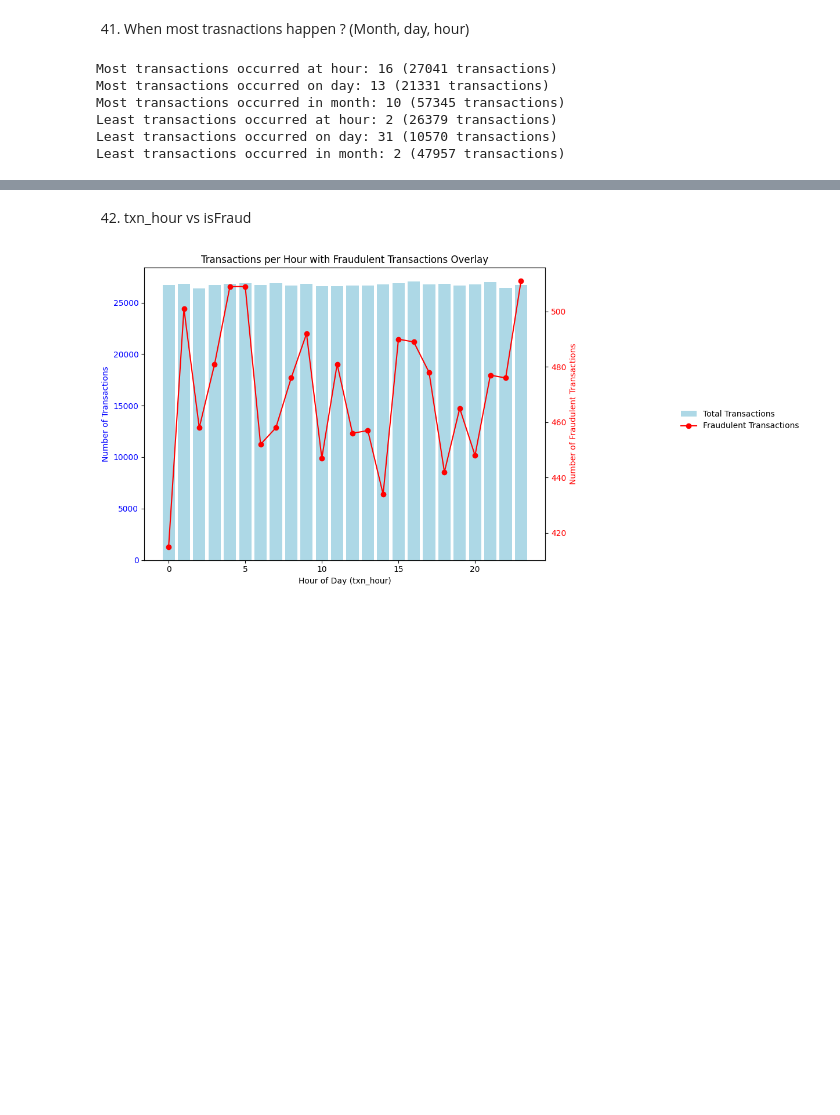
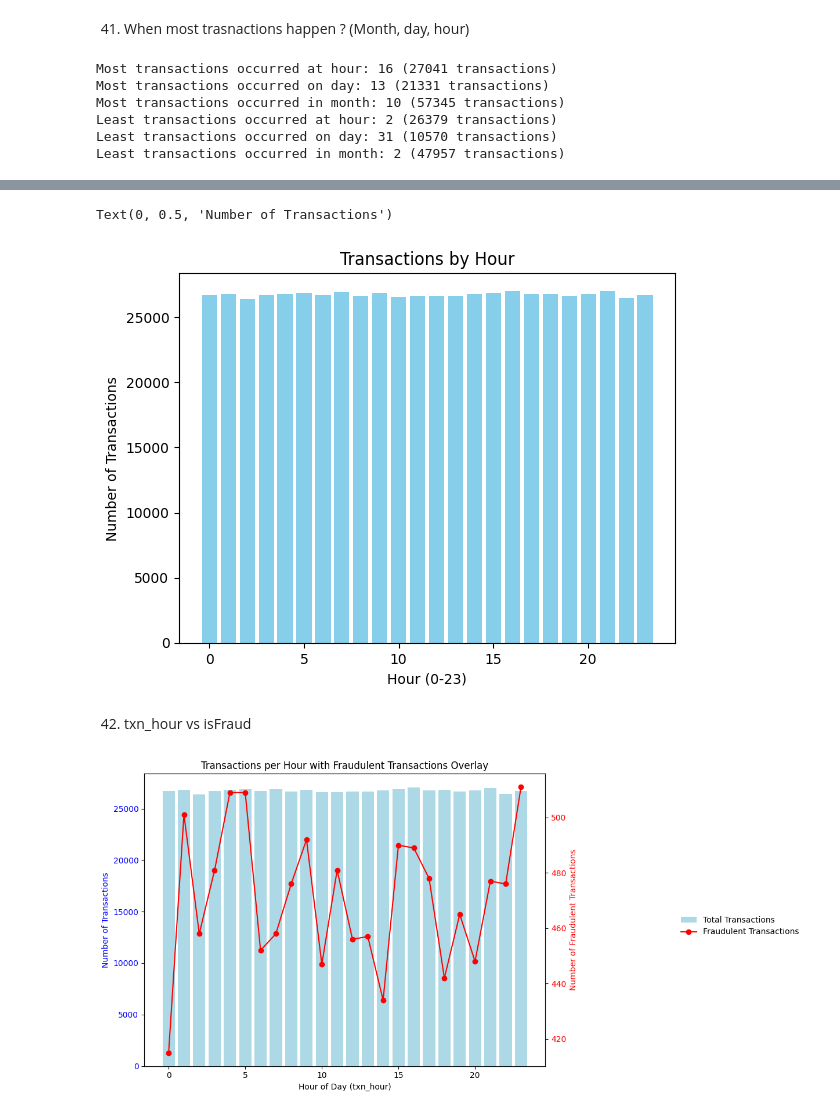
Before and after one commit to AsmitaOjha/Internship_ExtensoData_Work, a Jupyter notebook: Projects/Task_3_EDA/notebook/EDA_Questions.ipynb, the cells around one changed output, grey strips where cells are left out. Cells and saved outputs as stored; diff of their text form; code cells hidden in the pictures; blank space fills up the shorter version.

```diff
--- a/Projects/Task_3_EDA/notebook/EDA_Questions.ipynb
+++ b/Projects/Task_3_EDA/notebook/EDA_Questions.ipynb
@@ -1755,3 +1768,13 @@ plt.show()
+# %%
+# Plot Hours
+plt.plot()
+plt.bar(hour_counts.index, hour_counts.values, color='skyblue')
+plt.title('Transactions by Hour')
+plt.xlabel('Hour (0-23)')
+plt.ylabel('Number of Transactions')
+# %% [output]
+Text(0, 0.5, 'Number of Transactions')
+[figure, added]
 # %% [markdown]
 42. txn_hour vs isFraud
 # %%
```
Also changed, not shown: parts of 10 cells of this notebook, 4 other files.
